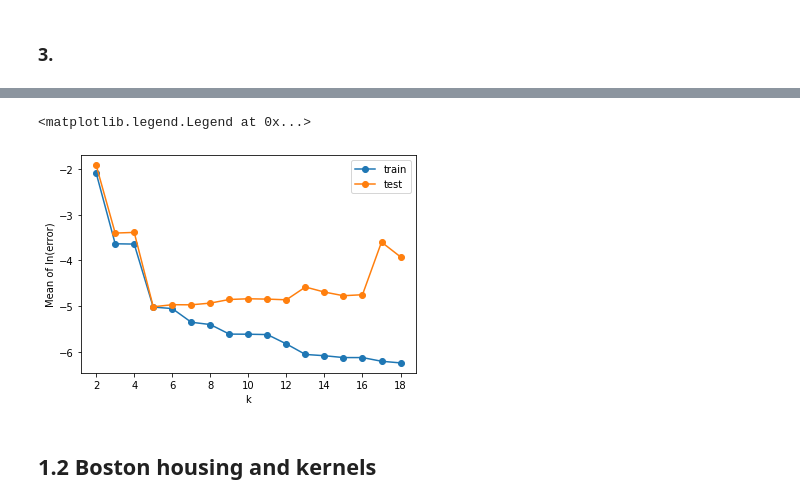
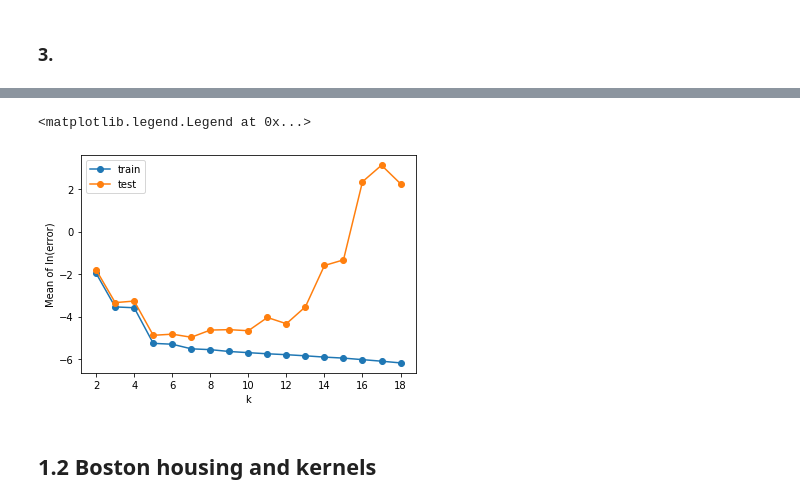
Before and after one commit to skailasa/ml, a Jupyter notebook: supervised_learning_course/coursework_1.ipynb, the cells around one changed output, grey strips where cells are left out. Cells and saved outputs as stored; diff of their text form; code cells hidden in the pictures.

```diff
--- a/supervised_learning_course/coursework_1.ipynb
+++ b/supervised_learning_course/coursework_1.ipynb
@@ -404,14 +404,15 @@ def runner(feature_map, basis, k_vector, nruns=5):
     return np.array(train_error_all), np.array(test_error_all)
 # %%
 # Takes a long time!
-train_results, test_results = runner(
-    polynomial_feature_map, polynomial, k_vector=arange(2,19), nruns=100)
+
+# train_results, test_results = runner(
+#     polynomial_feature_map, polynomial, k_vector=arange(2,19), nruns=100)
+
+# with open('train_results_polynomial.pkl', 'wb') as f:
+#     pickle.dump(train_results, f)
+
+# with open('test_results_polynomial.pkl', 'wb') as f:
+#     pickle.dump(test_results, f)
-# %%
-with open('train_results_polynomial.pkl', 'wb') as f:
-    pickle.dump(train_results, f)
-
-with open('test_results_polynomial.pkl', 'wb') as f:
-    pickle.dump(test_results, f)
 # %%
 with open('train_results_polynomial.pkl', 'rb') as f:
     train_results = pickle.load(f)
@@ -508,3 +466 @@ show()
-# %%
-train_results, test_results = runner(sinusoidal_feature_map, sinusoidal, k_vector=arange(2,19), nruns=1)
 # %%
@@ -513,3 +477,6 @@ train_results, test_results = runner(sinusoidal_feature_map, sinusoidal, k_vecto
 # %%
 with open('train_results_sinusoidal.pkl', 'rb') as f:
     train_results = pickle.load(f)
+
+with open('test_results_sinusoidal.pkl', 'rb') as f:
+    test_results = pickle.load(f)
@@ -532,13 +483,13 @@ Text(0, 0.5, 'Mean of ln(error)')
 # %%
-plot(arange(2,19,1), np.log(train_results), '-o', label='train')
-plot(arange(2,19,1), np.log(test_results), '-o', label='test')
+plot(arange(2,19,1), np.log(train_results.mean(axis=0)), '-o', label='train')
+plot(arange(2,19,1), np.log(test_results.mean(axis=0)), '-o', label='test')
 xlabel('k')
 ylabel('Mean of ln(error)')
 savefig('fig')
 legend()
 # %% [output]
 <matplotlib.legend.Legend at 0x...>
-[figure, old version]
+[figure, new version]
 # %% [markdown]
  ## 1.2 Boston housing and kernels
 # %% [markdown]
```
Also changed, not shown: parts of 8 cells of this notebook.
